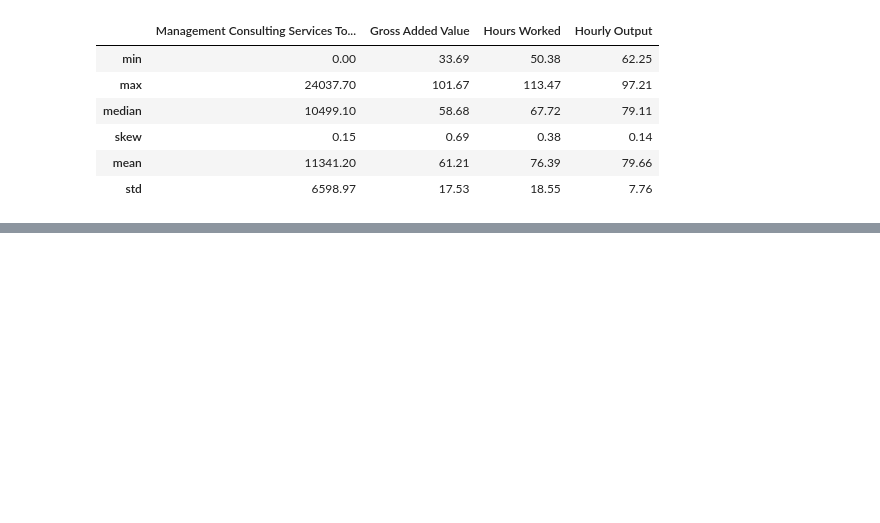
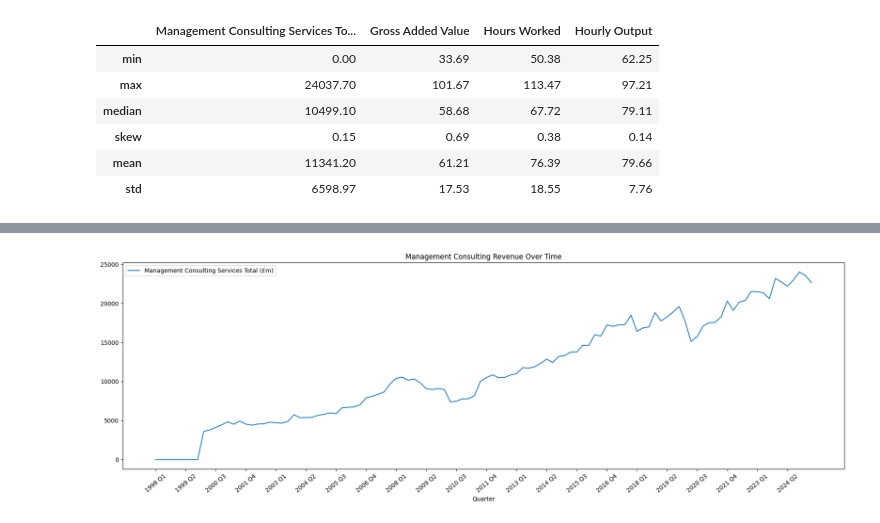
Before and after one commit to AdilY04/ConsultingHoursProductivity, a Jupyter notebook: eda_and_analysis/main_eda.ipynb, the cells around one changed output, grey strips where cells are left out. Cells and saved outputs as stored; diff of their text form; code cells hidden in the pictures; blank space fills up the shorter version.

```diff
--- a/eda_and_analysis/main_eda.ipynb
+++ b/eda_and_analysis/main_eda.ipynb
@@ -21,0 +41,10 @@ mc_final.agg({
+# %%
+#general overview of revenue earned; including external factors like inflation, etc.
+ax = mc_final.plot(x="Quarter", y="Management Consulting Services Total (£m)", kind="line", figsize=(18, 6))
+ax.set_xticks(range(0, len(mc_final), 5))  #every 5 quarters
+ax.set_xticklabels(mc_final["Quarter"].iloc[::5], rotation=40) #used some ai assistance on this line to make the ticker labels follow the ticker itself.
+plt.tight_layout()
+plt.title("Management Consulting Revenue Over Time")
+plt.show()
+# %% [output]
+[figure, added]
```
Also changed, not shown: parts of 5 cells of this notebook.
